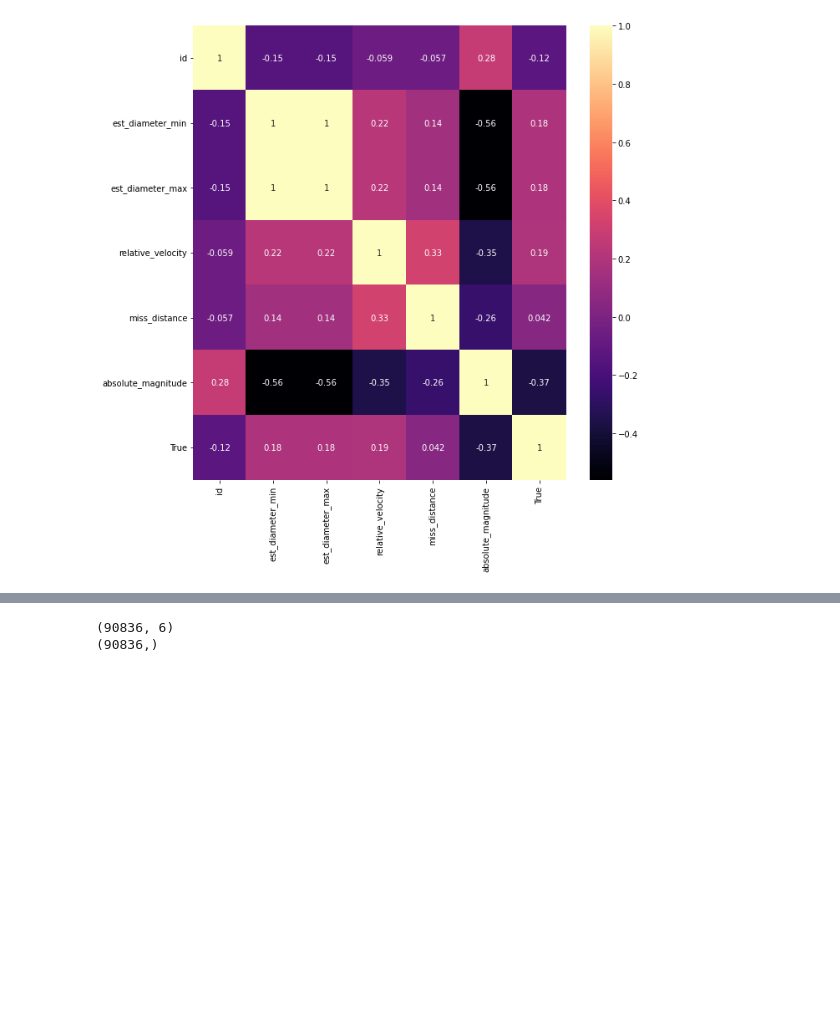
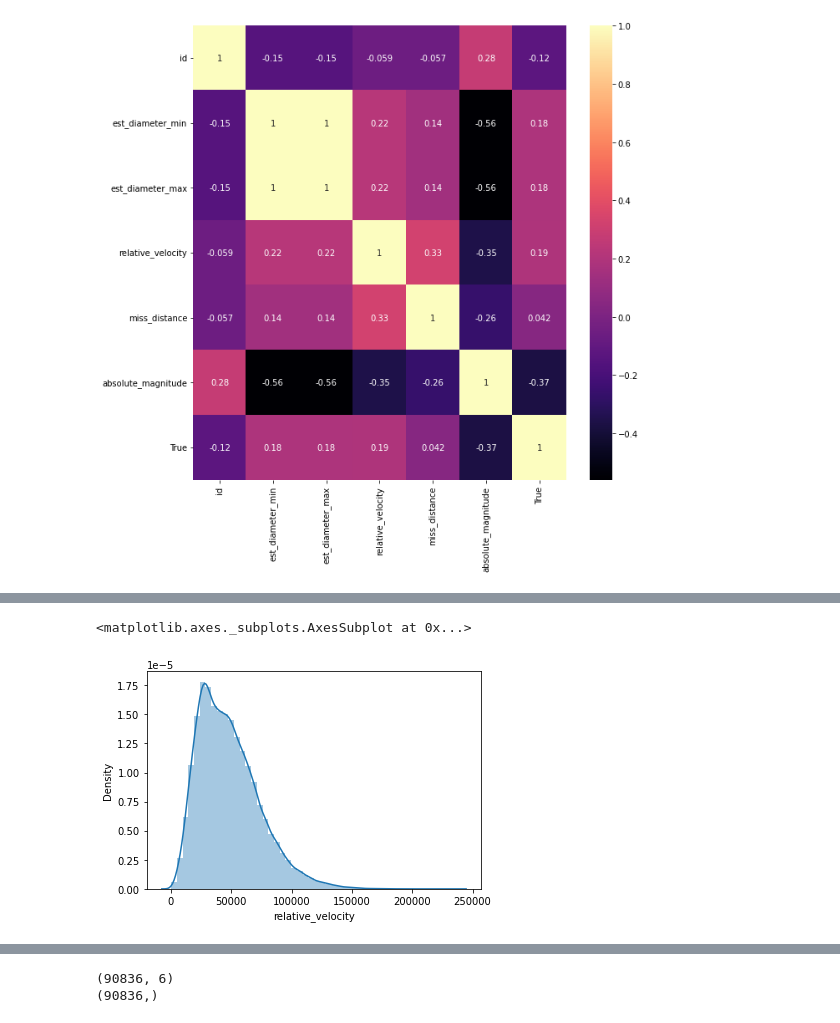
Before and after one commit to Ashu-Az/Iosd, a Jupyter notebook: Iosd.ipynb, the cells around one changed output, grey strips where cells are left out. Drawn from its saved outputs; the diff is of its cells as text; code cells hidden in the pictures; blank space fills up the shorter version.

```diff
--- a/Iosd.ipynb
+++ b/Iosd.ipynb
@@ -221,0 +232,5 @@ df.describe()
+# %%
+s.distplot(df["relative_velocity"])
+# %% [output]
+<matplotlib.axes._subplots.AxesSubplot at 0x...>
+[figure, added]
```
Also changed, not shown: parts of 28 cells of this notebook.
